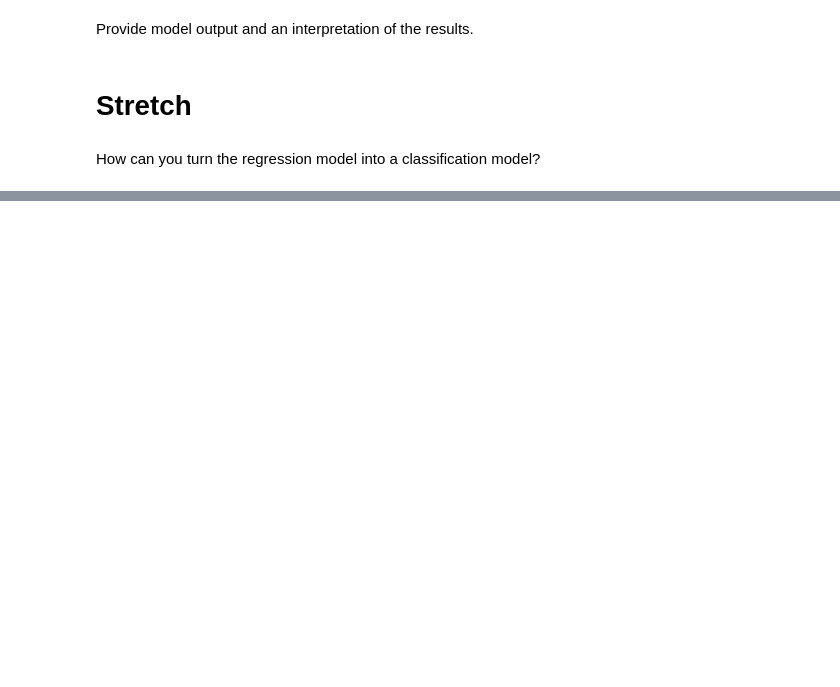
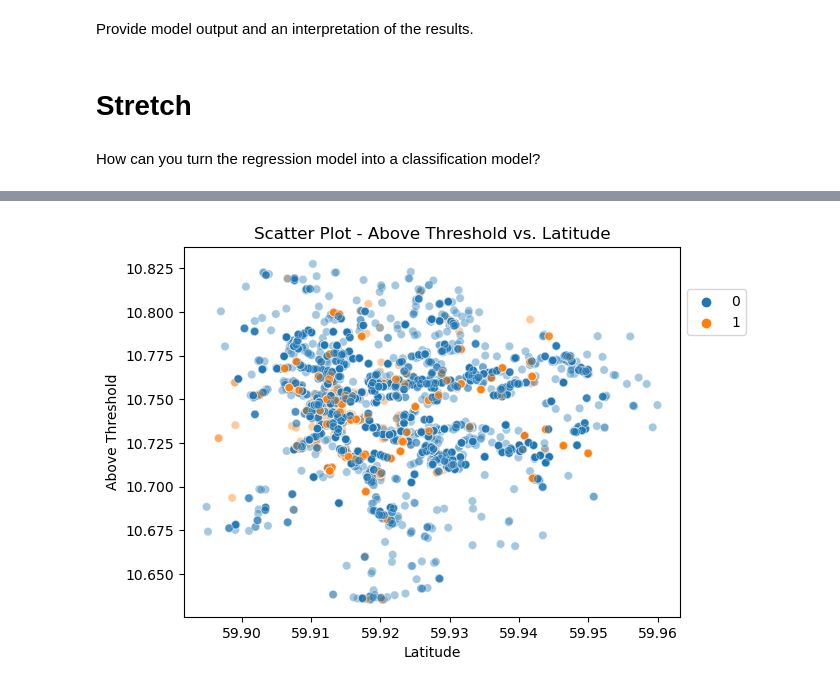
Before and after one commit to skyler22wilson/statistical_modeling, a Jupyter notebook: notebooks/model_building.ipynb, the cells around one changed output, grey strips where cells are left out. Saved outputs shown, nothing was run; the diff lists cells and outputs as text; code cells hidden in the pictures; blank space fills up the shorter version.

```diff
--- a/notebooks/model_building.ipynb
+++ b/notebooks/model_building.ipynb
@@ -114,0 +121,14 @@ ValueError: Pandas data cast to numpy dtype of object. Check input data with np.
+# %%
+# Create a scatter plot
+sns.scatterplot(x='latitude', y='longitude', data=poi_data_complete, hue='above_threshold', alpha=0.4)
+
+# Set plot title and axes labels
+plt.title('Scatter Plot - Above Threshold vs. Latitude')
+plt.xlabel('Latitude')
+plt.ylabel('Above Threshold')
+plt.legend(loc='center left', bbox_to_anchor=(1, 0.824))
+
+# Show the plot
+plt.show()
+# %% [output]
+[figure, added]
```
Also changed, not shown: parts of 8 cells of this notebook.
